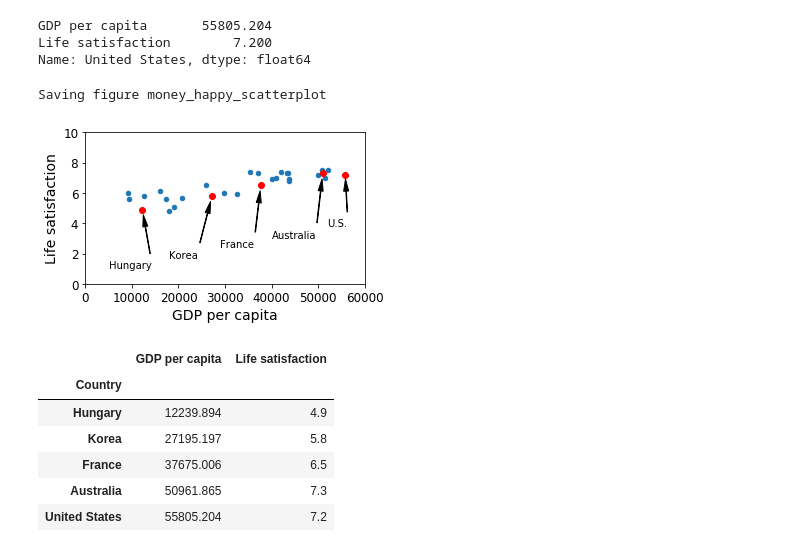
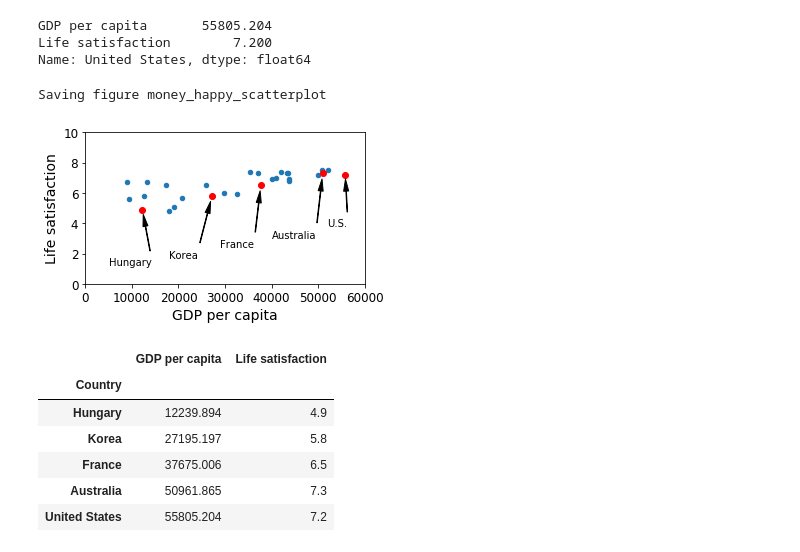
Before and after one commit to ThunderRoid/JupyterNotebook, a Jupyter notebook: handson-ml/01_the_machine_learning_landscape.ipynb, the cells around one changed output. Cells and saved outputs as stored; diff of their text form; code cells hidden in the pictures.

```diff
--- a/handson-ml/01_the_machine_learning_landscape.ipynb
+++ b/handson-ml/01_the_machine_learning_landscape.ipynb
@@ -130,7 +144,7 @@ Just like above, you can update the GDP per capita data if you want. Just downlo
 # %%
 gdp_per_capita = pd.read_csv(datapath+"gdp_per_capita.csv", thousands=',', delimiter='\t',
                              encoding='latin1', na_values="n/a")
-gdp_per_capita.rename(columns={"2015": "GDP per capita"}, inplace=True)
+gdp_per_capita.rename(columns={"2014": "GDP per capita"}, inplace=True)
 gdp_per_capita.set_index("Country", inplace=True)
-gdp_per_capita.head(2)
+gdp_per_capita.head(20)
 # %% [output]
@@ -169,7 +197,7 @@ GDP per capita       55805.204
 Life satisfaction        7.200
 Name: United States, dtype: float64
 # %%
-remove_indices = [0, 1, 6, 8, 33, 34, 35]
+remove_indices = [0, 2, 9, 7, 33, 30, 35]
 keep_indices = list(set(range(36)) - set(remove_indices))
 
 sample_data = full_country_stats[["GDP per capita", 'Life satisfaction']].iloc[keep_indices]
@@ -177,24 +205,24 @@ missing_data = full_country_stats[["GDP per capita", 'Life satisfaction']].iloc[
 # %%
 sample_data.plot(kind='scatter', x="GDP per capita", y='Life satisfaction', figsize=(5,3))
 plt.axis([0, 60000, 0, 10])
 position_text = {
-    "Hungary": (5000, 1),
+    "Hungary": (5000, 1.2),
     "Korea": (18000, 1.7),
     "France": (29000, 2.4),
     "Australia": (40000, 3.0),
     "United States": (52000, 3.8),
 }
 for country, pos_text in position_text.items():
     pos_data_x, pos_data_y = sample_data.loc[country]
     country = "U.S." if country == "United States" else country
     plt.annotate(country, xy=(pos_data_x, pos_data_y), xytext=pos_text,
             arrowprops=dict(facecolor='black', width=0.5, shrink=0.1, headwidth=5))
     plt.plot(pos_data_x, pos_data_y, "ro")
 save_fig('money_happy_scatterplot')
 plt.show()
 # %% [output]
 Saving figure money_happy_scatterplot
-[figure, old version]
+[figure, new version]
 # %%
 sample_data.to_csv(os.path.join("datasets", "lifesat", "lifesat.csv"))
 # %%
```
Also changed, not shown: parts of 2 cells of this notebook, 1 other file.
